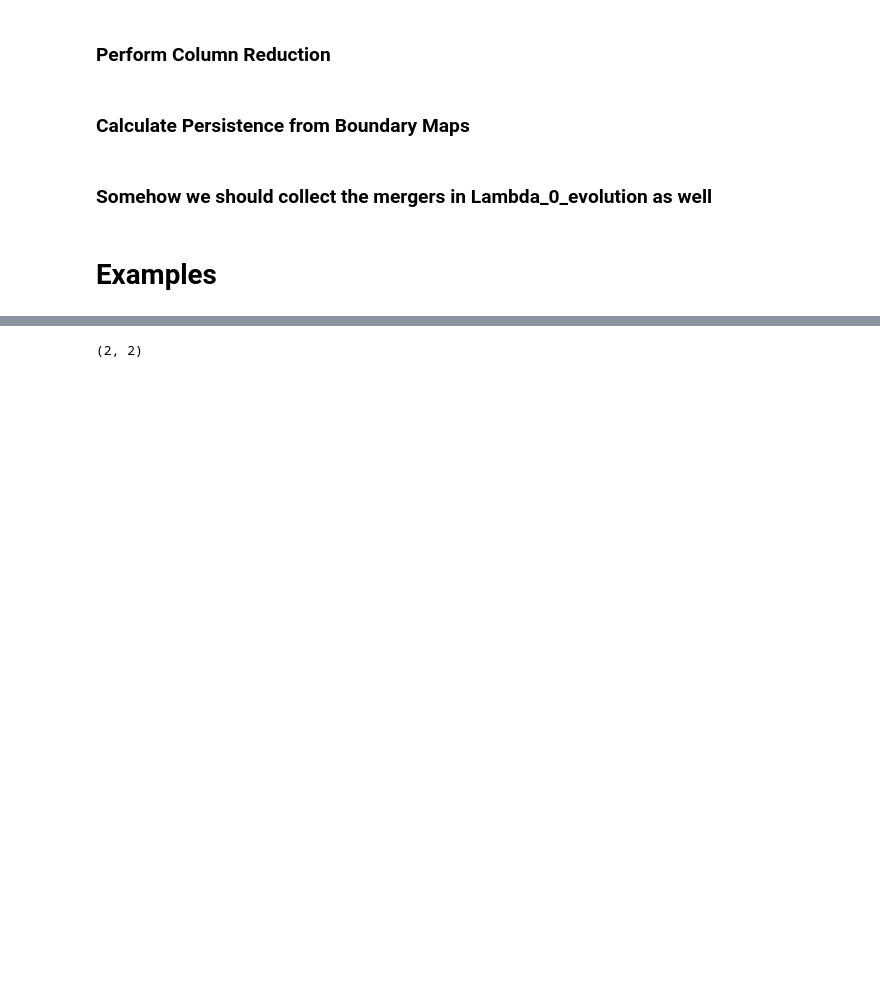
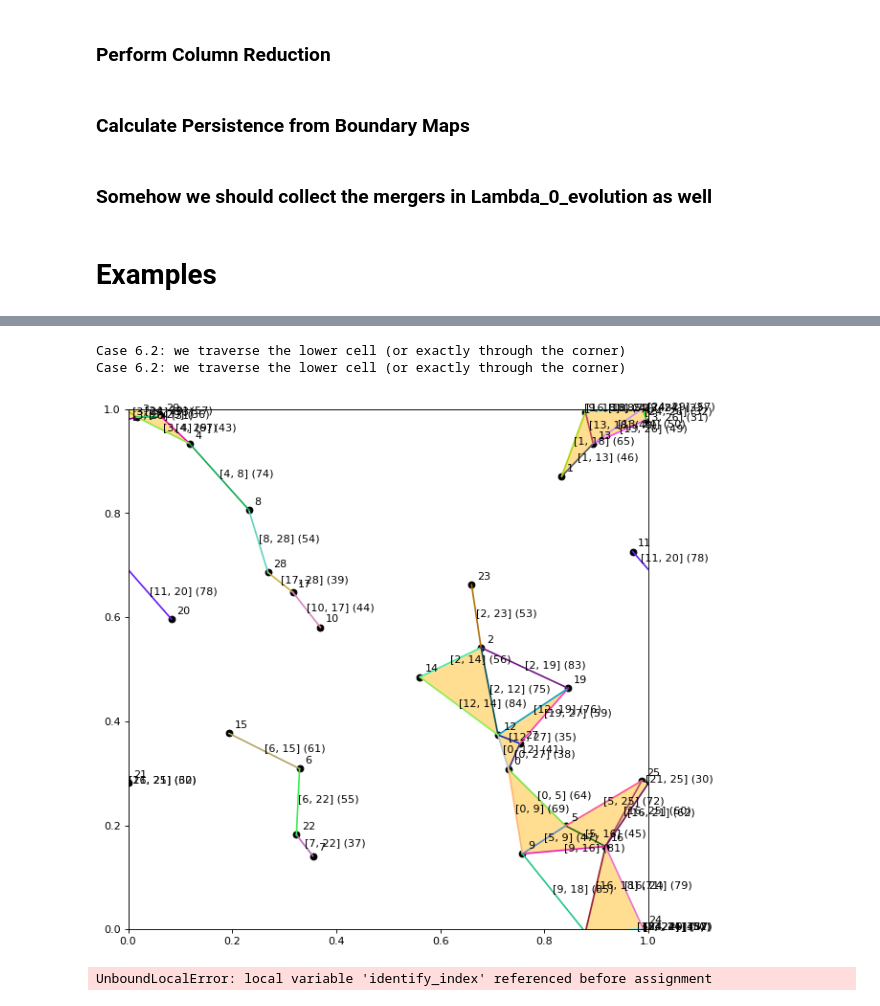
Before and after one commit to Chiara-ra/Masterthesis-Mathematics, a Jupyter notebook: Points_to_Persistence_2D_unit-V5.ipynb, the cells around one changed output, grey strips where cells are left out. Drawn from its saved outputs; the diff is of its cells as text; code cells hidden in the pictures; blank space fills up the shorter version.

Commit message:
added examples and changed indentation for identify_index b.c. of errorgit add .

```diff
--- a/Points_to_Persistence_2D_unit-V5.ipynb
+++ b/Points_to_Persistence_2D_unit-V5.ipynb
@@ -1330,6 +1330,10 @@ The copy monomial is M_0(R) = 1.0 * R^1
 
 --------------------------------------
 # %%
-time_list[t,comp].shape
+p_filt, S = periodic_filtration(N, extended_points)
+
+plot_filtration(p_filt, S, a=1, b=1, size=9, reps=rep.reps, max_step=86)
 # %% [output]
-(2, 2)
+Case 6.2: we traverse the lower cell (or exactly through the corner)
+Case 6.2: we traverse the lower cell (or exactly through the corner)
+[figure, added]
@@ -1336,3 +1432,38 @@ time_list[t,comp].shape
+# %%
+points=points3
+extended_points =  torus_copy(points)
+N=len(points)
+p_filt, S = periodic_filtration(N, extended_points)
+
+dCn, dZn, dBn, dHn, pp_int, pp_cont, pairs_w_reps = PH(p_filt,S)
+
+time_list = Lambda_0_evolution(p_filt, N, pairs_w_reps)
+vol_L = 1
+
+
+
+for comp in range(N):
+    if np.sum(np.abs(time_list[:,comp]))>0:
+        det = -1
+        p = 0
+        print(f"Non-trivial crossing vectors exist in component {comp}.")
+        print(f"Evolution of component {comp}:\n")
+        for t in range(0,len(p_filt)):
+            new_det,new_p = p_vol_2d(time_list[t,comp])
+            if (new_det != det) or (new_p != p):
+                print(f"*) At time {t}, Lambda_0 of component {comp} is {new_p}-dimensional\n   and spanned by:")
+                print(time_list[t,comp])
+                print(f"The determinant is {new_det}.")
+                coeff = new_det / vol_L
+                print(f"The copy monomial is M_0(R) = {coeff} * R^{3-new_p}")
+                print()
+                det=new_det
+                p = new_p
+        print("--------------------------------------")
+
+plot_filtration(p_filt, S, a=1, b=1, size=9, reps=rep.reps, max_step=86)
+# %% [output]
+UnboundLocalError: local variable 'identify_index' referenced before assignment
 # %%
 # Note that, in a more general setting where our cell can be squewed, the volume of Lambda could be arbitrary.
 # In our case, however, where our cell is the unit cell, the volume is going to be 1 always.
```
Also changed, not shown: parts of 6 cells of this notebook.
